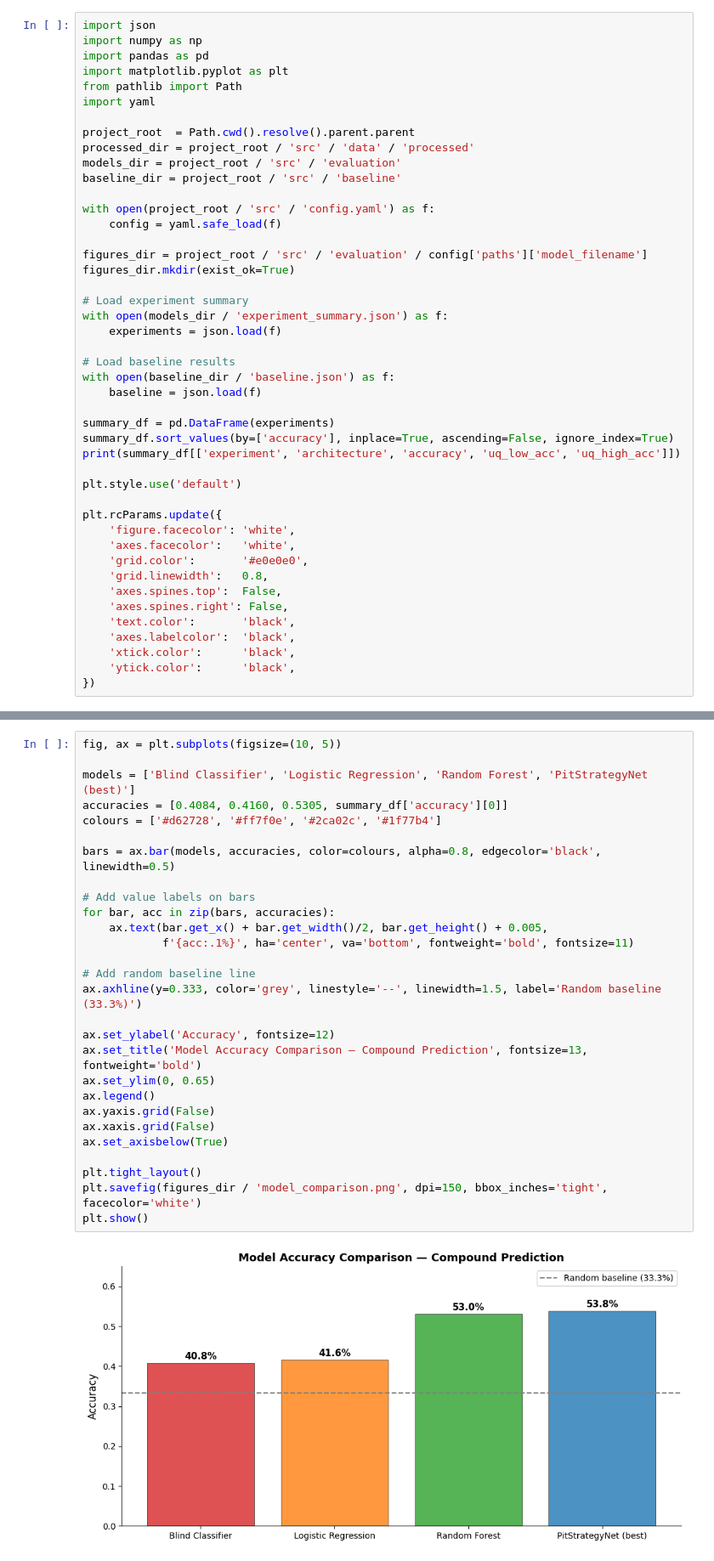
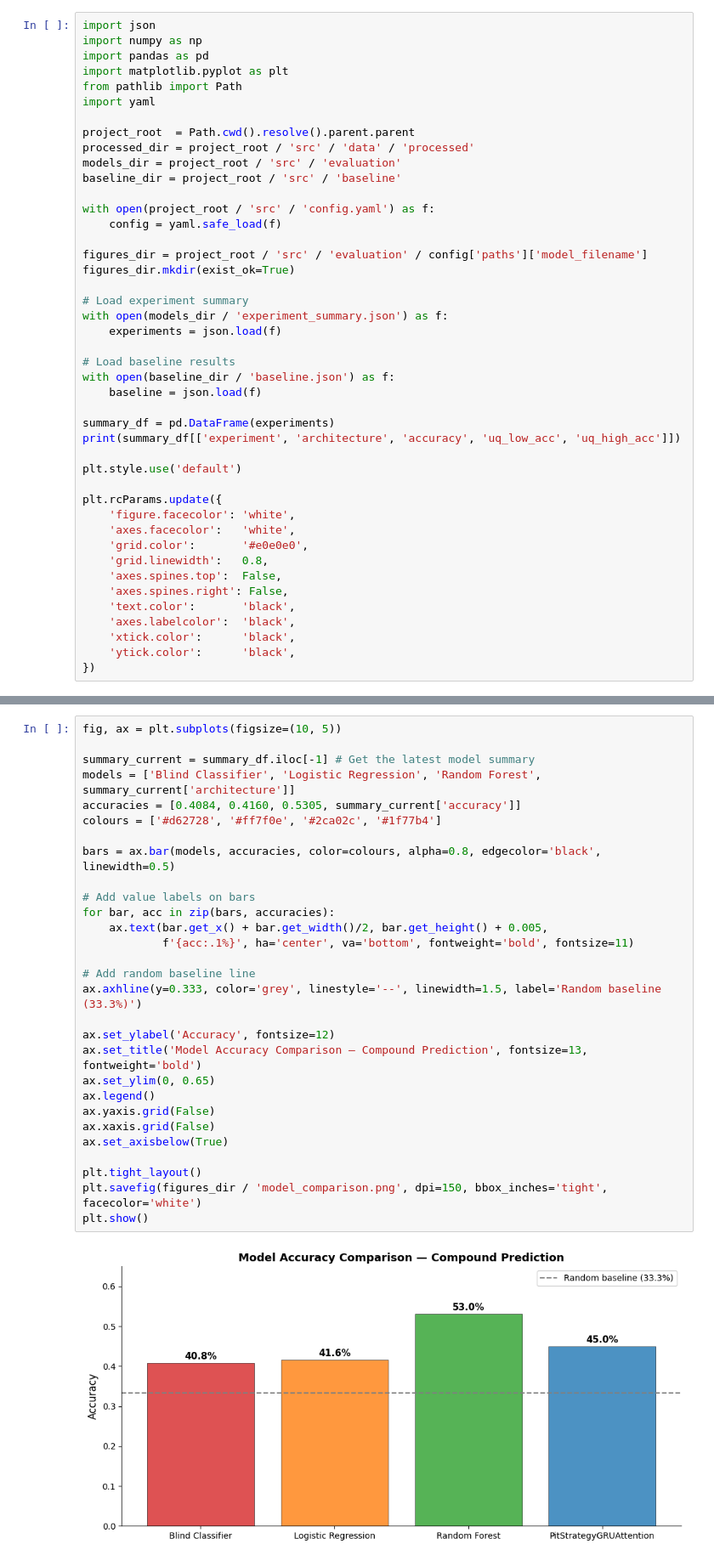
Before and after one commit to Stephenoco/F1-Uncertainty-Quantification, a Jupyter notebook: src/notebooks/06_Visualisations.ipynb, the cells around one changed output, grey strips where cells are left out. Shown at 85% size. Drawn from its saved outputs; the diff is of its cells as text.

Commit message:
fix: 06_Visualisations.ipynb
- 06_Visualisations.ipynb
    Now shows correct data for latest experiment.

```diff
--- a/src/notebooks/06_Visualisations.ipynb
+++ b/src/notebooks/06_Visualisations.ipynb
@@ -26,7 +26,6 @@ with open(baseline_dir / 'baseline.json') as f:
     baseline = json.load(f)
 
 summary_df = pd.DataFrame(experiments)
-summary_df.sort_values(by=['accuracy'], inplace=True, ascending=False, ignore_index=True)
 print(summary_df[['experiment', 'architecture', 'accuracy', 'uq_low_acc', 'uq_high_acc']])
 
 plt.style.use('default')
@@ -64,33 +55,34 @@ plt.rcParams.update({
 # %%
 fig, ax = plt.subplots(figsize=(10, 5))
 
-models = ['Blind Classifier', 'Logistic Regression', 'Random Forest', 'PitStrategyNet (best)']
-accuracies = [0.4084, 0.4160, 0.5305, summary_df['accuracy'][0]]
+summary_current = summary_df.iloc[-1] # Get the latest model summary
+models = ['Blind Classifier', 'Logistic Regression', 'Random Forest', summary_current['architecture']]
+accuracies = [0.4084, 0.4160, 0.5305, summary_current['accuracy']]
 colours = ['#d62728', '#ff7f0e', '#2ca02c', '#1f77b4']
 
 bars = ax.bar(models, accuracies, color=colours, alpha=0.8, edgecolor='black', linewidth=0.5)
 
 # Add value labels on bars
 for bar, acc in zip(bars, accuracies):
     ax.text(bar.get_x() + bar.get_width()/2, bar.get_height() + 0.005,
             f'{acc:.1%}', ha='center', va='bottom', fontweight='bold', fontsize=11)
 
 # Add random baseline line
 ax.axhline(y=0.333, color='grey', linestyle='--', linewidth=1.5, label='Random baseline (33.3%)')
 
 ax.set_ylabel('Accuracy', fontsize=12)
 ax.set_title('Model Accuracy Comparison — Compound Prediction', fontsize=13, fontweight='bold')
 ax.set_ylim(0, 0.65)
 ax.legend()
 ax.yaxis.grid(False)
 ax.xaxis.grid(False)
 ax.set_axisbelow(True)
 
 plt.tight_layout()
 plt.savefig(figures_dir / 'model_comparison.png', dpi=150, bbox_inches='tight', facecolor='white')
 plt.show()
 # %% [output]
-[figure, old version]
+[figure, new version]
 # %%
 fig, ax = plt.subplots(figsize=(8, 5))
 
```
Also changed, not shown: parts of 3 cells of this notebook.
